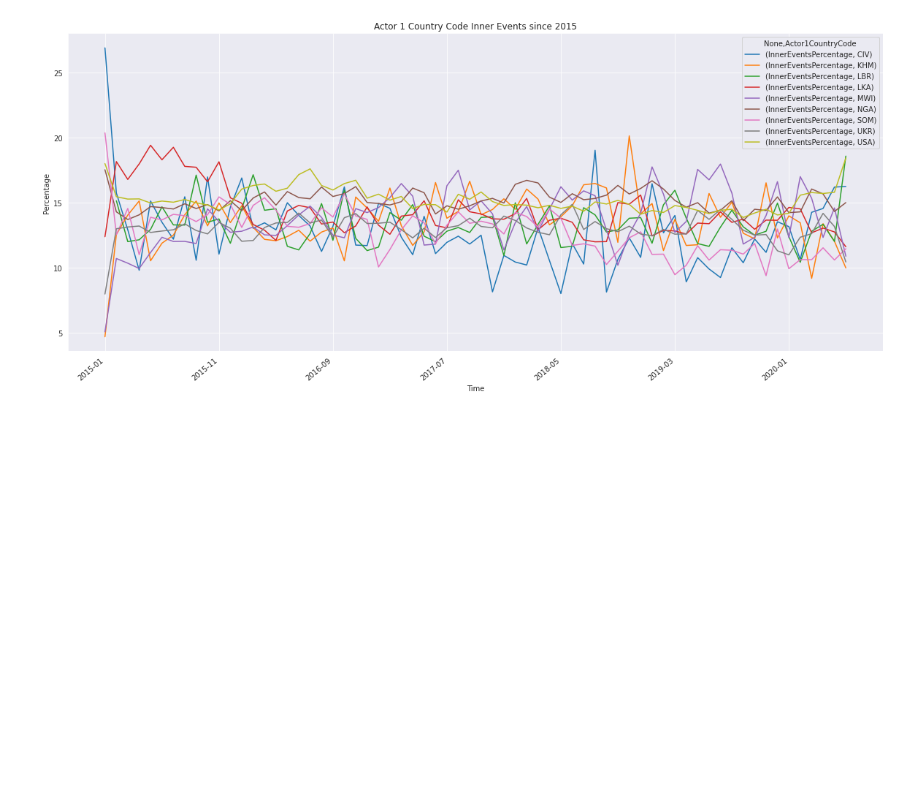
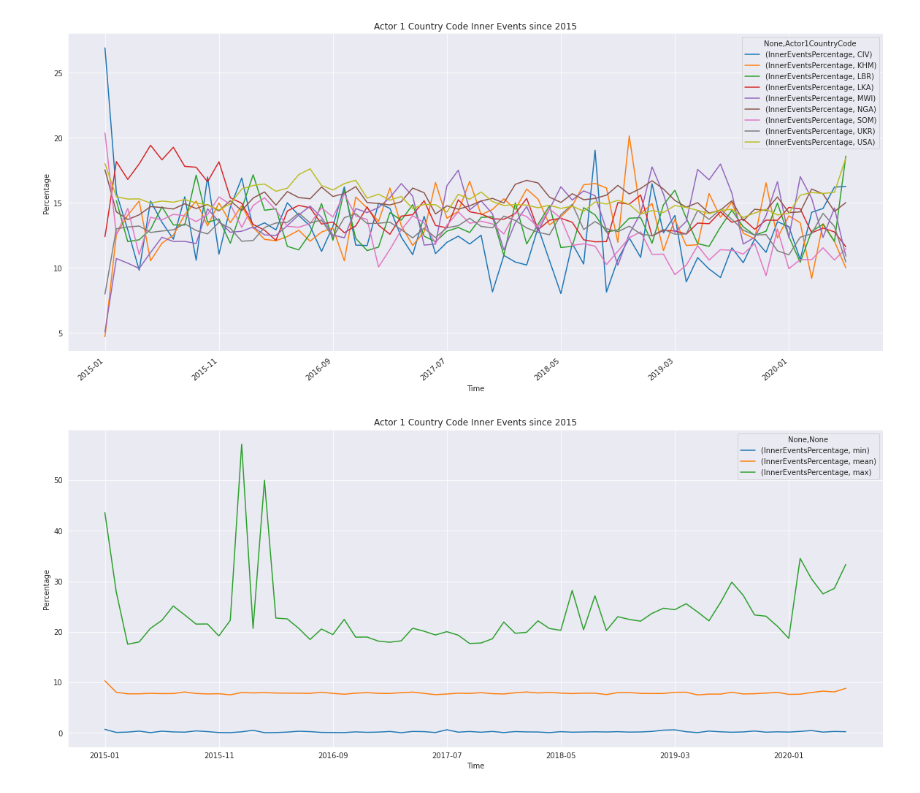
Before and after one commit to mijapa/GDELT, a Jupyter notebook: GLOBAL monthyear inner events.ipynb, the cells around one changed output. Cells and saved outputs as stored; diff of their text form; code cells hidden in the pictures; blank space fills up the shorter version.

```diff
--- a/GLOBAL monthyear inner events.ipynb
+++ b/GLOBAL monthyear inner events.ipynb
@@ -73,3 +81,11 @@ g.set(ylabel='Percentage')
 g.figure.set_size_inches(20,8)
 # %% [output]
 [figure]
+# %%
+s = GL[{"Time","InnerEventsPercentage"}].groupby("Time").agg(['min','mean','max'])
+g = s.plot()
+g.set_title("Actor 1 Country Code Inner Events since 2015")
+g.set(ylabel='Percentage')
+g.figure.set_size_inches(20,8)
+# %% [output]
+[figure, added]
```
Also changed, not shown: parts of 2 cells of this notebook.
